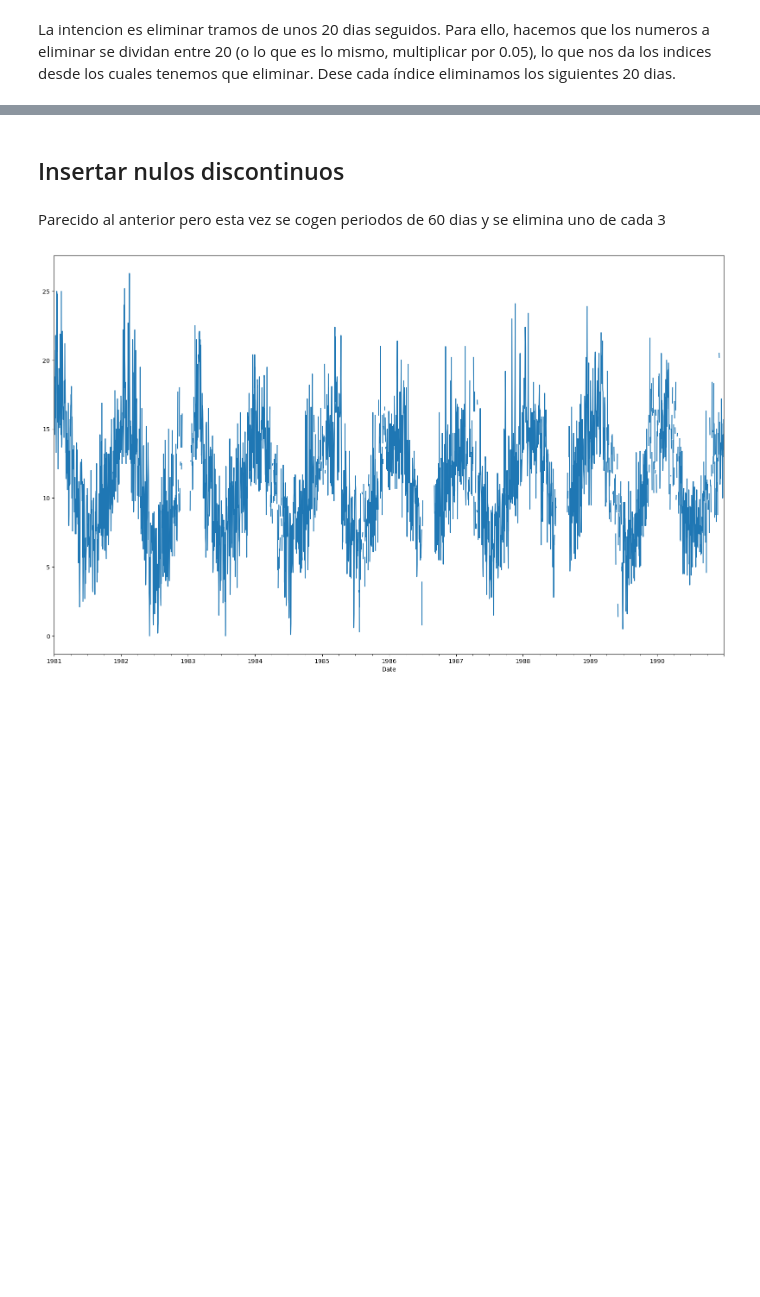
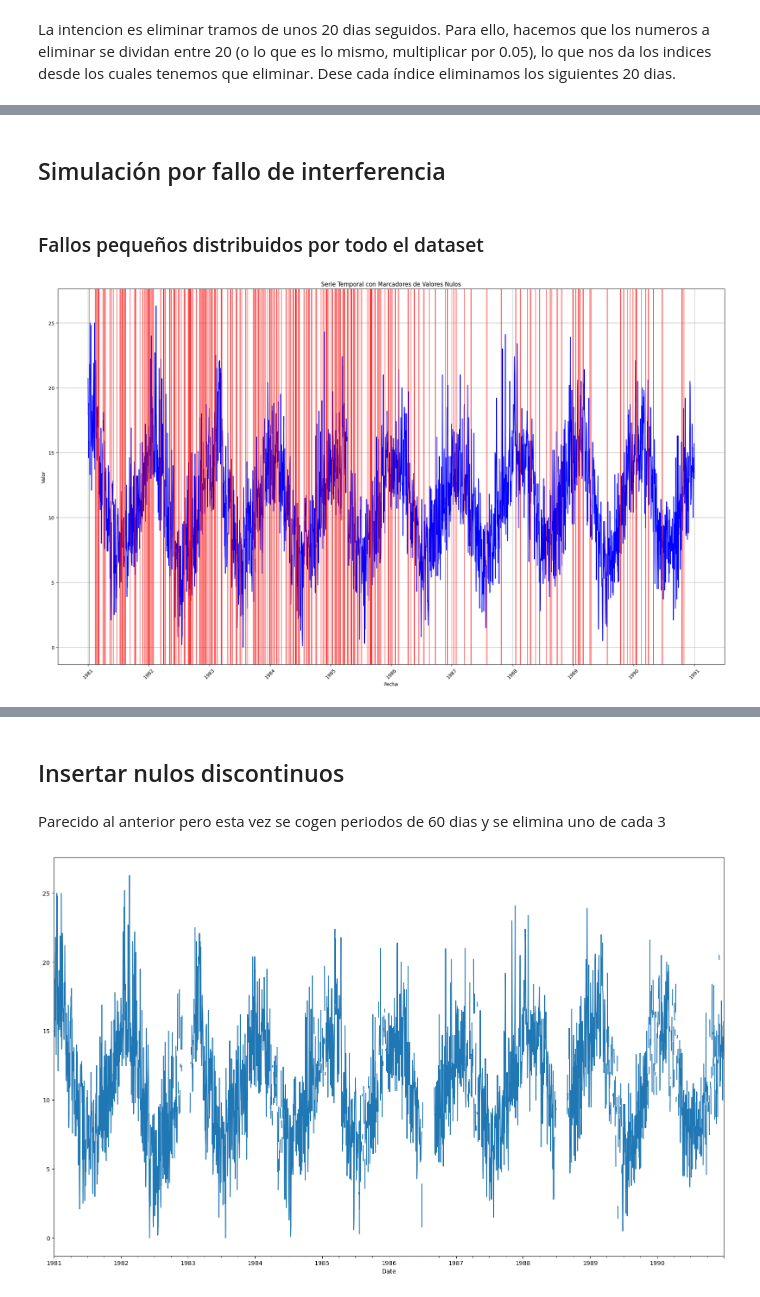
Before and after one commit to amangelluis/WorkspaceTFG, a Jupyter notebook: code/create_missing_values.ipynb, the cells around one changed output, grey strips where cells are left out. Drawn from its saved outputs; the diff is of its cells as text; code cells hidden in the pictures; blank space fills up the shorter version.

```diff
--- a/code/create_missing_values.ipynb
+++ b/code/create_missing_values.ipynb
@@ -165,0 +188,23 @@ array(['1987-02-28T00:00:00.000000000', '1990-10-30T00:00:00.000000000',
+# %% [markdown]
+## Simulación por fallo de interferencia
+# %% [markdown]
+### Fallos pequeños distribuidos por todo el dataset
+# %%
+random.seed(27) # para tener resultados repetibles
+porcentaje = 0.1
+min = 1
+max = 2
+
+serie_nulos_interferencias = series.copy()
+
+n_eliminar = int(len(series) * porcentaje)
+n_eliminar_inicio = int(n_eliminar*0.75)
+serie_nulos_interferencias_inicio = serie_nulos_interferencias.iloc[0:int(len(serie_nulos_interferencias)/2)]
+serie_nulos_interferencias_final = serie_nulos_interferencias.iloc[int(len(serie_nulos_interferencias)/2):len(serie_nulos_interferencias)]
+
+serie_nulos_interferencias = eliminar_consecutivos(serie_nulos_interferencias, serie_nulos_interferencias_inicio.index, n_eliminar_inicio, min, max)
+serie_nulos_interferencias = eliminar_consecutivos(serie_nulos_interferencias, serie_nulos_interferencias_final.index, n_eliminar, min, max)
+
+dibuja_datos(serie_nulos_interferencias)
+# %% [output]
+[figure, added]
```
Also changed, not shown: parts of 19 cells of this notebook.
